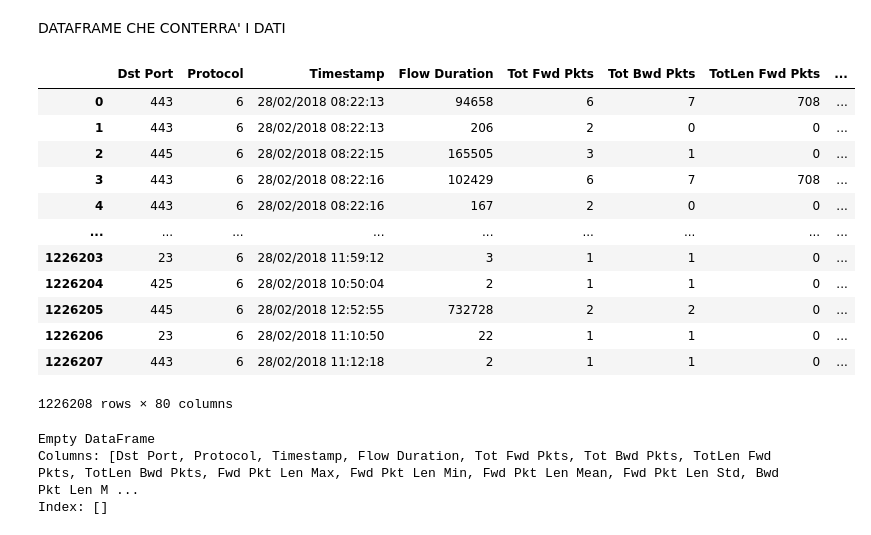
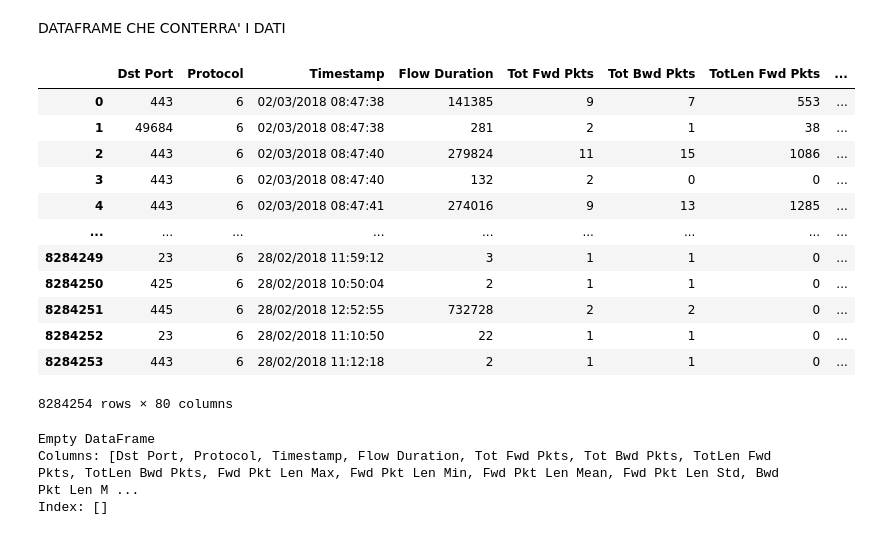
Before and after one commit to ChiaraAmalia/AdvancedCyberSecurity, a Jupyter notebook: chiara_analysis.ipynb, the cells around one changed output. Saved outputs shown, nothing was run; the diff lists cells and outputs as text; code cells hidden in the pictures.

Commit message:
modifiche per applicazione anova su un unico dataframe
ci manca da rimuovere i valori nulli

```diff
--- a/chiara_analysis.ipynb
+++ b/chiara_analysis.ipynb
@@ -39,24 +39,24 @@ DATAFRAME CHE CONTERRA' I DATI
 # %%
 df = pd.DataFrame() #creazione di un dataframe vuoto
 
 # ciclo per scorrere tutti i csv
 for csv_file in csv_list: # ciclo che scorre i csv nella cartella path
     df_csv = pd.read_csv(csv_file)
-    df = df_csv.append(df_csv,ignore_index=True)
+    df = pd.concat([df,df_csv],ignore_index=True)
 
 pd.set_option('display.max_columns', None)
 display(df)
 # %% [output]
 |  | Dst Port | Protocol | Timestamp | Flow Duration | Tot Fwd Pkts | Tot Bwd Pkts | TotLen Fwd Pkts | ... |
-| 0 | 443 | 6 | 28/02/2018 08:22:13 | 94658 | 6 | 7 | 708 | ... |
-| 1 | 443 | 6 | 28/02/2018 08:22:13 | 206 | 2 | 0 | 0 | ... |
-| 2 | 445 | 6 | 28/02/2018 08:22:15 | 165505 | 3 | 1 | 0 | ... |
-| 3 | 443 | 6 | 28/02/2018 08:22:16 | 102429 | 6 | 7 | 708 | ... |
-| 4 | 443 | 6 | 28/02/2018 08:22:16 | 167 | 2 | 0 | 0 | ... |
+| 0 | 443 | 6 | 02/03/2018 08:47:38 | 141385 | 9 | 7 | 553 | ... |
+| 1 | 49684 | 6 | 02/03/2018 08:47:38 | 281 | 2 | 1 | 38 | ... |
+| 2 | 443 | 6 | 02/03/2018 08:47:40 | 279824 | 11 | 15 | 1086 | ... |
+| 3 | 443 | 6 | 02/03/2018 08:47:40 | 132 | 2 | 0 | 0 | ... |
+| 4 | 443 | 6 | 02/03/2018 08:47:41 | 274016 | 9 | 13 | 1285 | ... |
 | ... | ... | ... | ... | ... | ... | ... | ... | ... |
-| 1226203 | 23 | 6 | 28/02/2018 11:59:12 | 3 | 1 | 1 | 0 | ... |
-| 1226204 | 425 | 6 | 28/02/2018 10:50:04 | 2 | 1 | 1 | 0 | ... |
-| 1226205 | 445 | 6 | 28/02/2018 12:52:55 | 732728 | 2 | 2 | 0 | ... |
-| 1226206 | 23 | 6 | 28/02/2018 11:10:50 | 22 | 1 | 1 | 0 | ... |
-| 1226207 | 443 | 6 | 28/02/2018 11:12:18 | 2 | 1 | 1 | 0 | ... |
+| 8284249 | 23 | 6 | 28/02/2018 11:59:12 | 3 | 1 | 1 | 0 | ... |
+| 8284250 | 425 | 6 | 28/02/2018 10:50:04 | 2 | 1 | 1 | 0 | ... |
+| 8284251 | 445 | 6 | 28/02/2018 12:52:55 | 732728 | 2 | 2 | 0 | ... |
+| 8284252 | 23 | 6 | 28/02/2018 11:10:50 | 22 | 1 | 1 | 0 | ... |
+| 8284253 | 443 | 6 | 28/02/2018 11:12:18 | 2 | 1 | 1 | 0 | ... |
-1226208 rows × 80 columns
+8284254 rows × 80 columns
```
Also changed, not shown: parts of 15 cells of this notebook.
